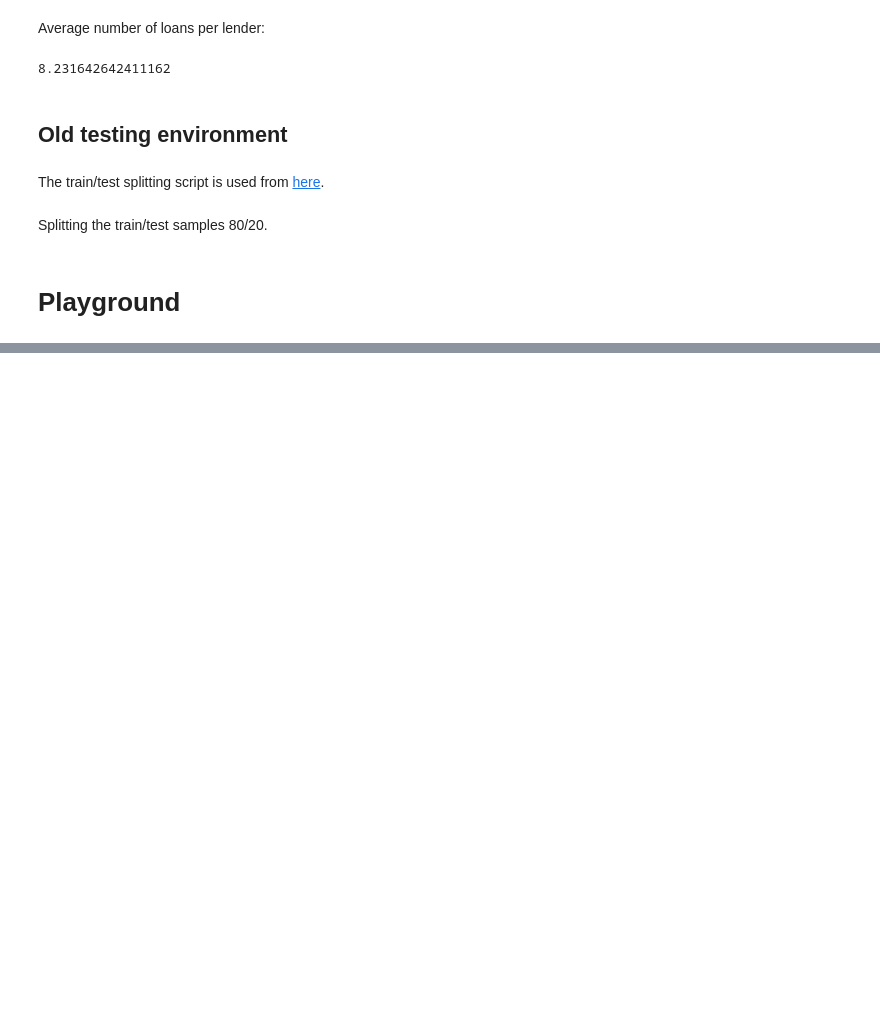
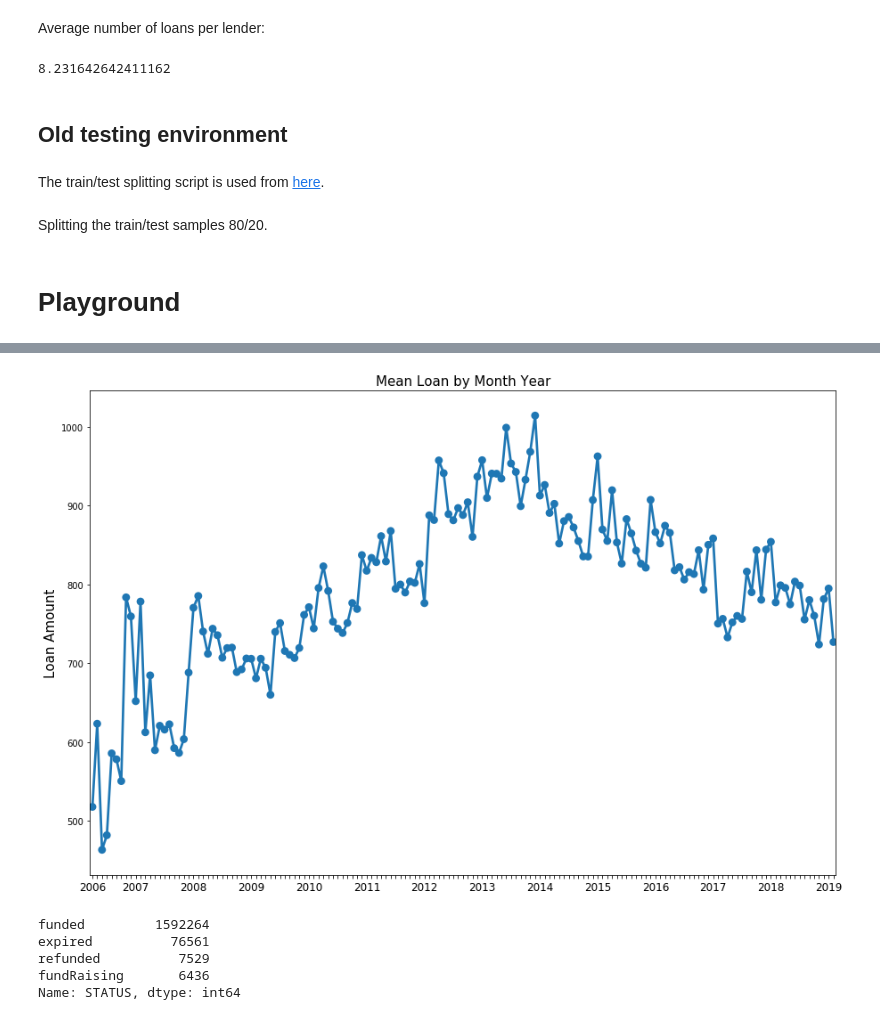
Before and after one commit to dKustura/kiva-cf, a Jupyter notebook: kiva-cf.ipynb, the cells around one changed output, grey strips where cells are left out. Cells and saved outputs as stored; diff of their text form; code cells hidden in the pictures; blank space fills up the shorter version.

```diff
--- a/kiva-cf.ipynb
+++ b/kiva-cf.ipynb
@@ -694,0 +686,5 @@ utility_matrix.shape
+# %%
+lns = pd.read_csv('C:/Users/Denis/Desktop/dipl rad/kiva_ds_csv/loans.csv', skiprows=[0, 1, 2, 3, 4, 5])
+# %%
+lns = lns.sort_values(by='POSTED_TIME')
+lns
@@ -694,0 +710,6 @@ utility_matrix.shape
+# %%
+plot_data = lns
+
+plot_data['date_month_year'] = pd.to_datetime(plot_data['POSTED_TIME'])
+# plot_data['date_month_year'] = plot_data['RAISED_TIME'].dt.to_period("M")
+plot_data['date_month_year'] = plot_data['date_month_year'].values.astype('datetime64[M]')
@@ -694,0 +737,32 @@ utility_matrix.shape
+# %%
+def get_ticks(ax):
+    prev_year = None
+    ticks = []
+
+    for item in ax.get_xticklabels():
+        year = pd.to_datetime(item.get_text()).date().year
+        if year != prev_year:
+            prev_year = year
+            ticks.append(year)
+        else:
+            ticks.append(None)
+    return ticks
+# %%
+def myFormatter(x, pos):
+    print(x, pos)
+    return pd.to_datetime(x).strftime('%Y-%m')
+
+plt.figure(figsize=(15,10))
+ax = sns.pointplot(x='date_month_year', y='LOAN_AMOUNT',
+                   data=plot_data, ci=None)
+
+ax.set_title("Mean Loan by Month Year", fontsize=15)
+ax.set_xlabel("")
+ax.set_ylabel("Loan Amount", fontsize=15)
+
+ticks = get_ticks(ax)
+ax.set_xticklabels(ticks, fontsize=12)
+
+plt.show()
+# %% [output]
+[figure, added]
@@ -694,0 +775,8 @@ utility_matrix.shape
+# %%
+lns.STATUS.value_counts()
+# %% [output]
+funded         1592264
+expired          76561
+refunded          7529
+fundRaising       6436
+Name: STATUS, dtype: int64
```
Also changed, not shown: parts of 11 cells of this notebook, 5 other files.
